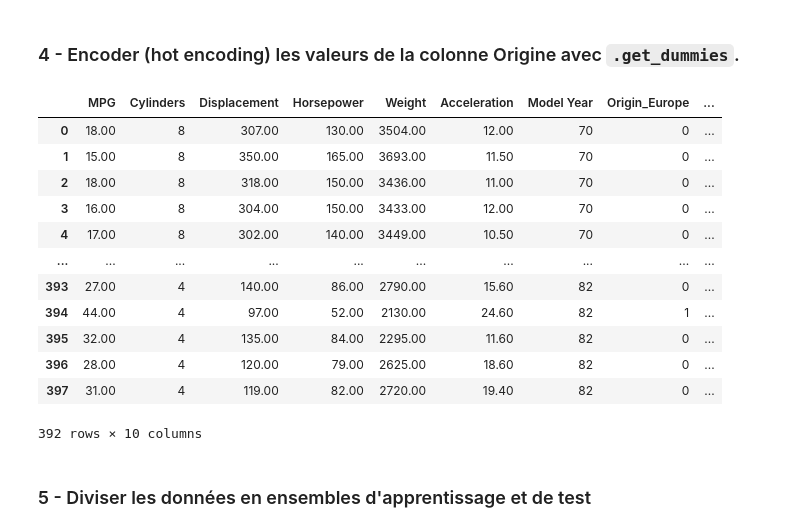
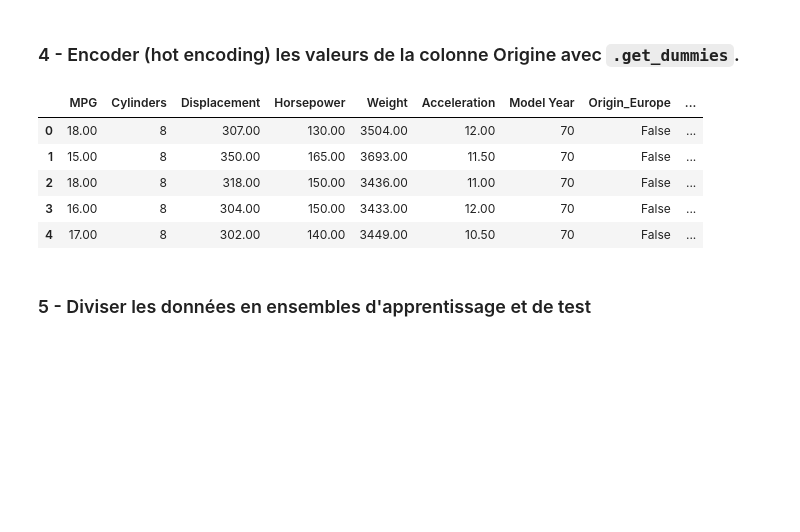
Before and after one commit to ARTY-cpu/NoteBook-TP3-ML, a Jupyter notebook: Regression_Linéaire_étudiants.ipynb, the cells around one changed output. Cells and saved outputs as stored; diff of their text form; code cells hidden in the pictures; blank space fills up the shorter version.

````diff
--- a/Regression_Linéaire_étudiants.ipynb
+++ b/Regression_Linéaire_étudiants.ipynb
@@ -438,7 +438,9 @@ dtype: int64
 # %% [markdown]
 ### 2 - Supprimez les lignes contenant des NAN
 # %%
-#votre code ici
+
+dataset = dataset.dropna()
+dataset.isna().sum()
 # %% [output]
 MPG             0
 Cylinders       0
@@ -452,7 +454,10 @@ dtype: int64
 # %% [markdown]
 ### 3 - Encodez la colonne Origine en utilisant les nombres entiers 1: USA, 2: Europe et 3: Japan.
 # %%
-#votre code ici
+
+dataset['Origin'] = dataset['Origin'].replace({1: 'USA', 2: 'Europe', 3: 'Japan'})
+
+dataset
 # %% [output]
 |  | MPG | Cylinders | Displacement | Horsepower | Weight | Acceleration | Model Year | Origin |
 | 0 | 18.00 | 8 | 307.00 | 130.00 | 3504.00 | 12.00 | 70 | USA |
@@ -470,22 +475,17 @@ dtype: int64
 # %% [markdown]
 ### 4 - Encoder (hot encoding) les valeurs de la colonne Origine avec ```.get_dummies```.
 # %%
-dataset = pd.get_dummies(dataset, columns = ['Origin'])
-dataset
+
+dataset_encoded = pd.get_dummies(dataset, columns=['Origin'])
+
+dataset_encoded.head()
 # %% [output]
 |  | MPG | Cylinders | Displacement | Horsepower | Weight | Acceleration | Model Year | Origin_Europe | ... |
-| 0 | 18.00 | 8 | 307.00 | 130.00 | 3504.00 | 12.00 | 70 | 0 | ... |
-| 1 | 15.00 | 8 | 350.00 | 165.00 | 3693.00 | 11.50 | 70 | 0 | ... |
-| 2 | 18.00 | 8 | 318.00 | 150.00 | 3436.00 | 11.00 | 70 | 0 | ... |
-| 3 | 16.00 | 8 | 304.00 | 150.00 | 3433.00 | 12.00 | 70 | 0 | ... |
-| 4 | 17.00 | 8 | 302.00 | 140.00 | 3449.00 | 10.50 | 70 | 0 | ... |
-| ... | ... | ... | ... | ... | ... | ... | ... | ... | ... |
-| 393 | 27.00 | 4 | 140.00 | 86.00 | 2790.00 | 15.60 | 82 | 0 | ... |
-| 394 | 44.00 | 4 | 97.00 | 52.00 | 2130.00 | 24.60 | 82 | 1 | ... |
-| 395 | 32.00 | 4 | 135.00 | 84.00 | 2295.00 | 11.60 | 82 | 0 | ... |
-| 396 | 28.00 | 4 | 120.00 | 79.00 | 2625.00 | 18.60 | 82 | 0 | ... |
-| 397 | 31.00 | 4 | 119.00 | 82.00 | 2720.00 | 19.40 | 82 | 0 | ... |
+| 0 | 18.00 | 8 | 307.00 | 130.00 | 3504.00 | 12.00 | 70 | False | ... |
+| 1 | 15.00 | 8 | 350.00 | 165.00 | 3693.00 | 11.50 | 70 | False | ... |
+| 2 | 18.00 | 8 | 318.00 | 150.00 | 3436.00 | 11.00 | 70 | False | ... |
+| 3 | 16.00 | 8 | 304.00 | 150.00 | 3433.00 | 12.00 | 70 | False | ... |
+| 4 | 17.00 | 8 | 302.00 | 140.00 | 3449.00 | 10.50 | 70 | False | ... |
-392 rows × 10 columns
 # %% [markdown]
 ### 5 - Diviser les données en ensembles d'apprentissage et de test
 # %%
````
Also changed, not shown: parts of 19 cells of this notebook.
